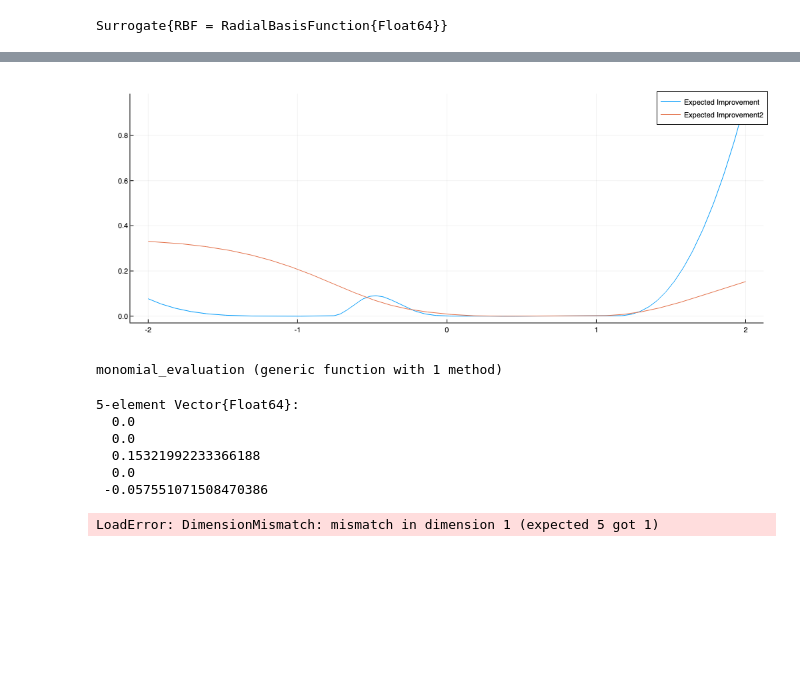
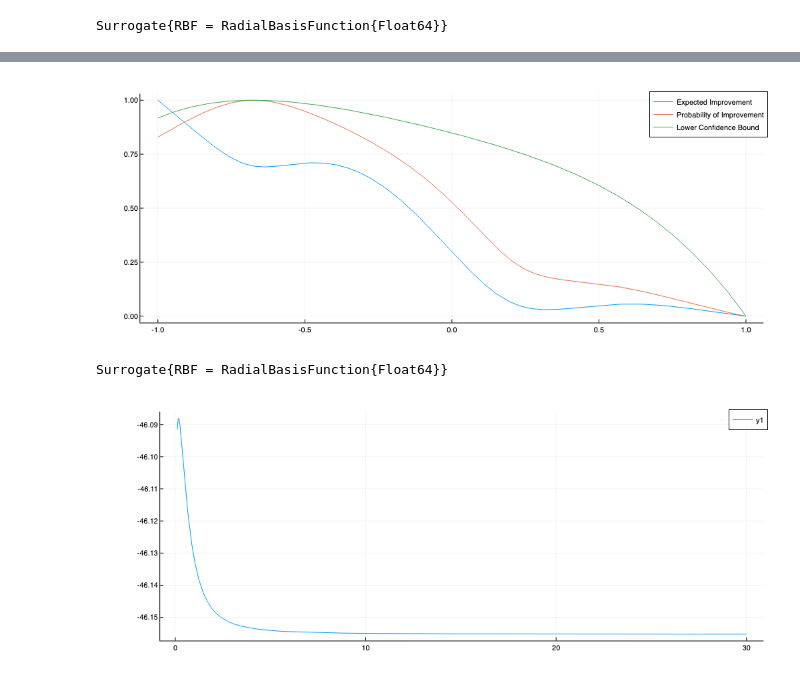
Before and after one commit to DarianNwankwo/Mean-Field-Bayesian-Optimization, a Jupyter notebook: notebooks/bo_with_mean_field.ipynb, the cells around one changed output, grey strips where cells are left out. Drawn from its saved outputs; the diff is of its cells as text; code cells hidden in the pictures; blank space fills up the shorter version.

```diff
--- a/notebooks/bo_with_mean_field.ipynb
+++ b/notebooks/bo_with_mean_field.ipynb
@@ -167,5 +92,6 @@ scatter!(X', y)
 # %%
-plot(domain, EIx, label="Expected Improvement")
-plot!(domain, EIx2, label="Expected Improvement2")
+plot(domain, stdize(EIx), label="Expected Improvement")
+plot!(domain, stdize(POIx), label="Probability of Improvement")
+plot!(domain, stdize(LCBx), label="Lower Confidence Bound")
 # %% [output]
-[figure, old version]
+[figure, new version]
@@ -174,9 +97,0 @@ optimize!(sur, lowerbounds=[.1], upperbounds=[3.])
-# %%
-f = Polynomial([0, 0, -.75, 0, 1])
-
-# Define a function to evaluate each monomial term at a given x
-function monomial_evaluation(poly, x)
-    return [c * x^p for (p, c) in enumerate(coeffs(poly))]
-end
-# %% [output]
-monomial_evaluation (generic function with 1 method)
@@ -190,44 +98,6 @@ end
-# %%
-Kxx = eval_KXX(kernel, X)
-d = (Kxx + (1/ϵ) * P * P') \ y
-λ = (1 / ϵ) * P' * d
-# %% [output]
-5-element Vector{Float64}:
-  0.0
-  0.0
-  0.15321992233366188
-  0.0
- -0.057551071508470386
-# %%
-μ = similar(domain)
-σ = similar(domain)
-px_μs = similar(domain)
-gp_μs = similar(domain)
-left = nothing
-right = nothing
-M = nothing
-
-for (i, x) in enumerate(domain)
-    kx = eval_KxX(kernel, [x], get_active_covariates(sur))
-    gp_μ = dot(kx, d)
-    gp_μs[i] = gp_μ
-    # gp_μ = 0.
-    px = monomial_evaluation(f, x)
-    px_μ = dot(px, λ)
-    px_μs[i] = px_μ
-    # px_μ = 0.
-    μ[i] = gp_μ + px_μ
-
-    left = [px..., kx...]
-    right = [px..., kx...]
-    M = [ϵ*inv(Σ) px';
-         px       eval_k(kernel, [0.])]
-    σ[i] = left' * M * right
-end
-
-plot(domain, μ, label="Combined Model")
-plot!(domain, px_μs, label="Parametric Component")
-plot!(domain, gp_μs, label="GP Component")
-scatter!(X', y)
-# %% [output]
-LoadError: DimensionMismatch: mismatch in dimension 1 (expected 5 got 1)
+# %%
+xnew = [0.]
+ynew = testfn(xnew) + observation_noise * randn()
+sur = condition!(sur, xnew, ynew)
+# %% [output]
+Surrogate{RBF = RadialBasisFunction{Float64}}
@@ -233,0 +118,4 @@ LoadError: DimensionMismatch: mismatch in dimension 1 (expected 5 got 1)
+# %%
+plot(hypers, log_likelihoods)
+# %% [output]
+[figure, added]
```
Also changed, not shown: parts of 10 cells of this notebook.
